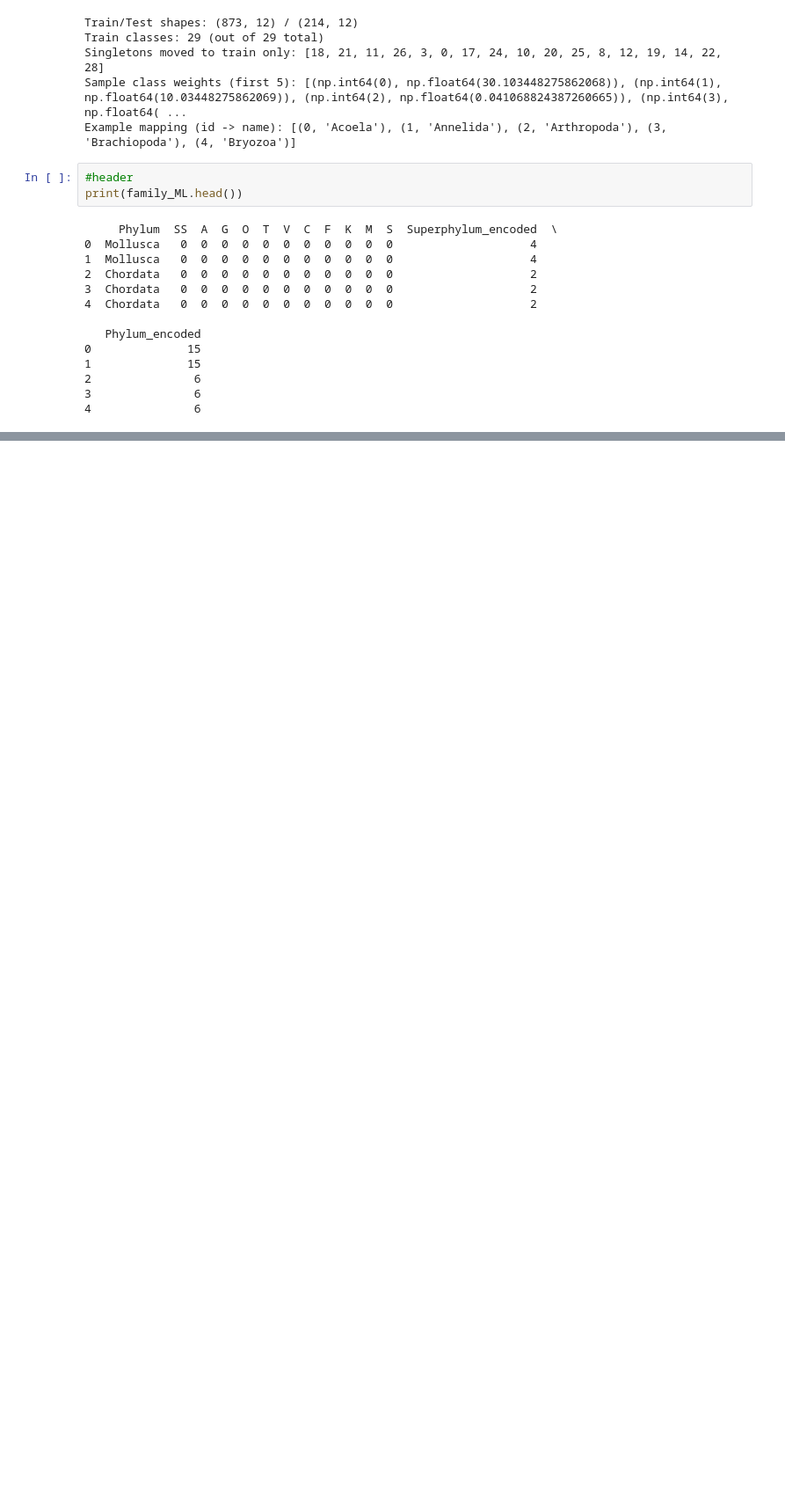
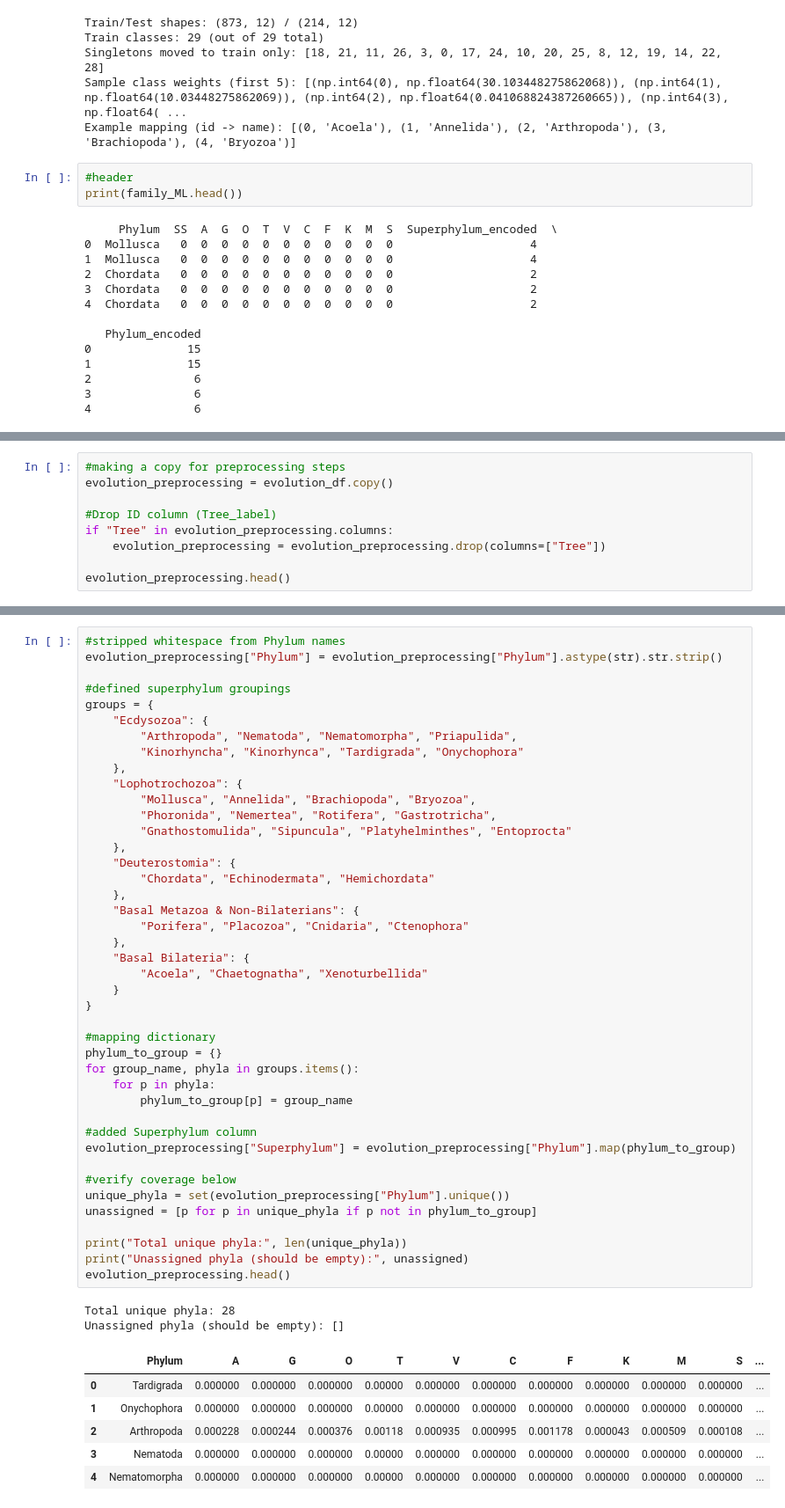
Before and after one commit to INFO-523-SU25/final-project-thompson, a Jupyter notebook: full_dataanalysis.ipynb, the cells around one changed output, grey strips where cells are left out. Shown at 88% size. Drawn from its saved outputs; the diff is of its cells as text; blank space fills up the shorter version.

Commit message:
finished data preprocessing including evolution

```diff
--- a/full_dataanalysis.ipynb
+++ b/full_dataanalysis.ipynb
@@ -1007,0 +1012,9 @@ print(family_ML.head())
+# %%
+#making a copy for preprocessing steps
+evolution_preprocessing = evolution_df.copy()
+
+#Drop ID column (Tree_label)
+if "Tree" in evolution_preprocessing.columns:
+    evolution_preprocessing = evolution_preprocessing.drop(columns=["Tree"])
+
+evolution_preprocessing.head()
@@ -1007,0 +1028,51 @@ print(family_ML.head())
+# %%
+#stripped whitespace from Phylum names
+evolution_preprocessing["Phylum"] = evolution_preprocessing["Phylum"].astype(str).str.strip()
+
+#defined superphylum groupings
+groups = {
+    "Ecdysozoa": {
+        "Arthropoda", "Nematoda", "Nematomorpha", "Priapulida",
+        "Kinorhyncha", "Kinorhynca", "Tardigrada", "Onychophora"
+    },
+    "Lophotrochozoa": {
+        "Mollusca", "Annelida", "Brachiopoda", "Bryozoa",
+        "Phoronida", "Nemertea", "Rotifera", "Gastrotricha",
+        "Gnathostomulida", "Sipuncula", "Platyhelminthes", "Entoprocta"
+    },
+    "Deuterostomia": {
+        "Chordata", "Echinodermata", "Hemichordata"
+    },
+    "Basal Metazoa & Non-Bilaterians": {
+        "Porifera", "Placozoa", "Cnidaria", "Ctenophora"
+    },
+    "Basal Bilateria": {
+        "Acoela", "Chaetognatha", "Xenoturbellida"
+    }
+}
+
+#mapping dictionary
+phylum_to_group = {}
+for group_name, phyla in groups.items():
+    for p in phyla:
+        phylum_to_group[p] = group_name
+
+#added Superphylum column
+evolution_preprocessing["Superphylum"] = evolution_preprocessing["Phylum"].map(phylum_to_group)
+
+#verify coverage below
+unique_phyla = set(evolution_preprocessing["Phylum"].unique())
+unassigned = [p for p in unique_phyla if p not in phylum_to_group]
+
+print("Total unique phyla:", len(unique_phyla))
+print("Unassigned phyla (should be empty):", unassigned)
+evolution_preprocessing.head()
+# %% [output]
+Total unique phyla: 28
+Unassigned phyla (should be empty): []
+|  | Phylum | A | G | O | T | V | C | F | K | M | S | ... |
+| 0 | Tardigrada | 0.000000 | 0.000000 | 0.000000 | 0.00000 | 0.000000 | 0.000000 | 0.000000 | 0.000000 | 0.000000 | 0.000000 | ... |
+| 1 | Onychophora | 0.000000 | 0.000000 | 0.000000 | 0.00000 | 0.000000 | 0.000000 | 0.000000 | 0.000000 | 0.000000 | 0.000000 | ... |
+| 2 | Arthropoda | 0.000228 | 0.000244 | 0.000376 | 0.00118 | 0.000935 | 0.000995 | 0.001178 | 0.000043 | 0.000509 | 0.000108 | ... |
+| 3 | Nematoda | 0.000000 | 0.000000 | 0.000000 | 0.00000 | 0.000000 | 0.000000 | 0.000000 | 0.000000 | 0.000000 | 0.000000 | ... |
+| 4 | Nematomorpha | 0.000000 | 0.000000 | 0.000000 | 0.00000 | 0.000000 | 0.000000 | 0.000000 | 0.000000 | 0.000000 | 0.000000 | ... |
```
Also changed, not shown: parts of 6 cells of this notebook.
